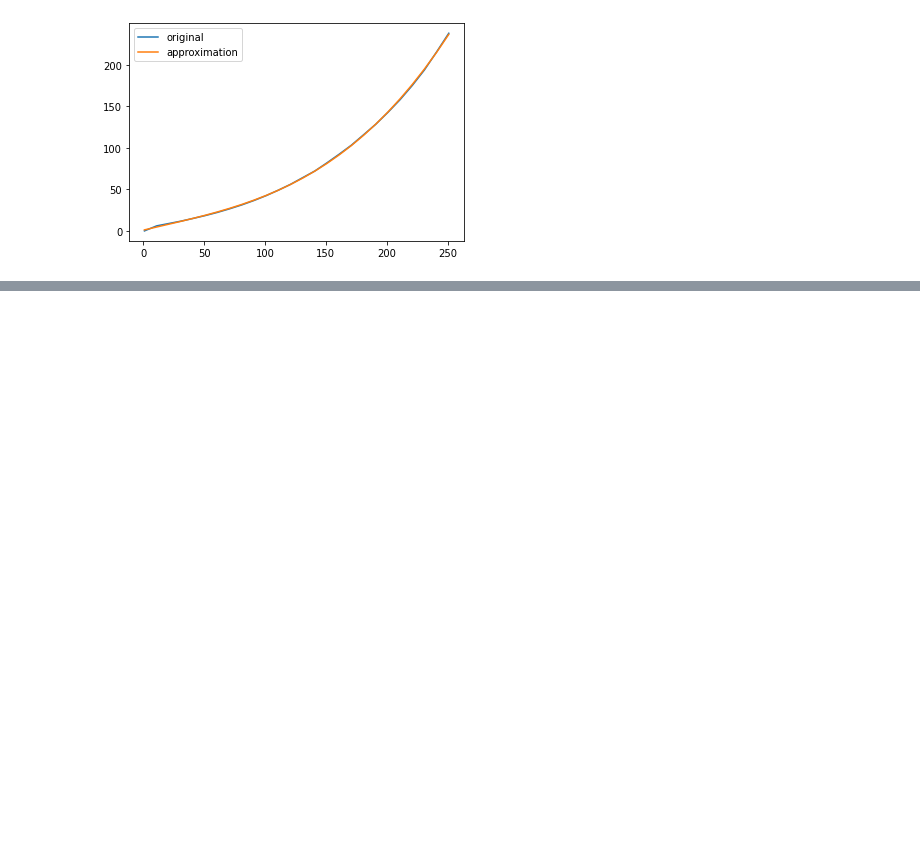
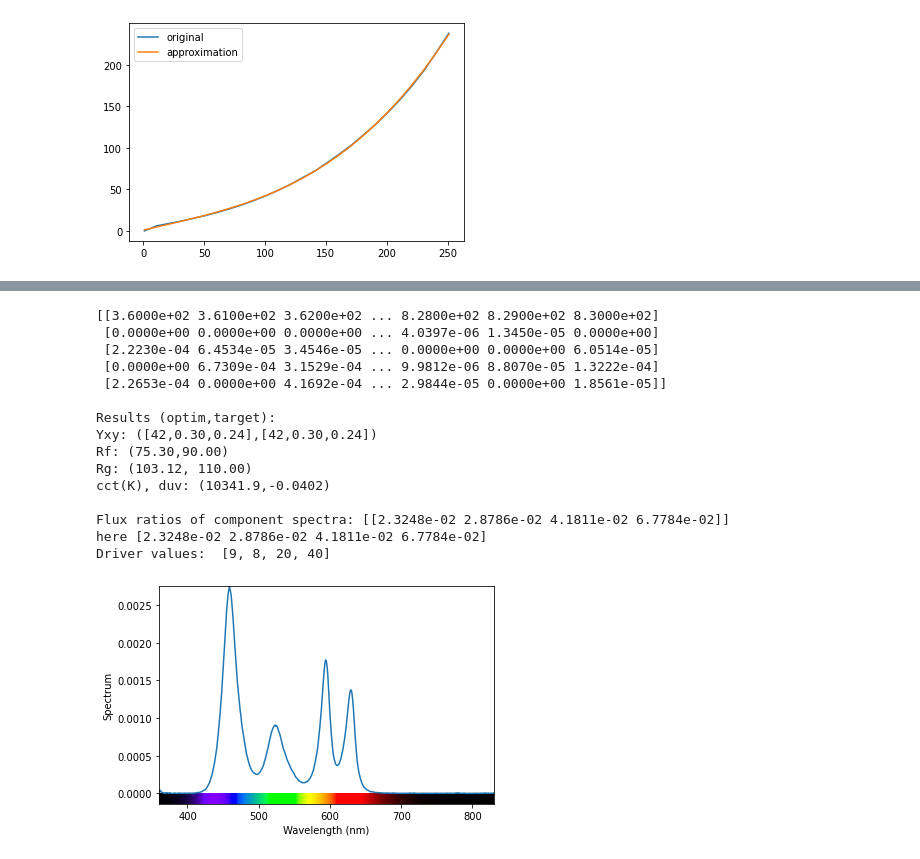
Before and after one commit to jovanakostres/lightingscience, a Jupyter notebook: Calculations.ipynb, the cells around one changed output, grey strips where cells are left out. Drawn from its saved outputs; the diff is of its cells as text; code cells hidden in the pictures; blank space fills up the shorter version.

```diff
--- a/Calculations.ipynb
+++ b/Calculations.ipynb
@@ -318,2 +248,45 @@ Note: you may need to restart the kernel to use updated packages.
 WARNING: You are using pip version 21.3.1; however, version 22.0.4 is available.
 You should consider upgrading via the 'C:\Users\Jovana\Desktop\Virtual\LTechnology\Scripts\python.exe -m pip install --upgrade pip' command.
+# %%
+spdData = []
+largestLum = []
+interpolation_funcs = []
+digit = []
+primaries = []
+cp = []
+ct = []
+w = []
+obj_fcn = []
+obj_tar_vals = []
+
+spdData = load_data('./data/spectrums.txt', spdData)
+interpolation_funcs = get_luminance()
+
+get_primaries()
+cp = get_cp()
+#ct = get_target_color_xyz()
+ct = get_target_color_yxy()
+#w = three_color_mixing(cp, ct)
+#w = n_color_mixing(cp, ct)
+obj_fcn, obj_tar_vals = make_obj_fun('rf,rg', (90,110))
+w = do_optimization()
+get_drivers()
+
+print('Driver values: ', digit)
+# %% [output]
+[[3.6000e+02 3.6100e+02 3.6200e+02 ... 8.2800e+02 8.2900e+02 8.3000e+02]
+ [0.0000e+00 0.0000e+00 0.0000e+00 ... 4.0397e-06 1.3450e-05 0.0000e+00]
+ [2.2230e-04 6.4534e-05 3.4546e-05 ... 0.0000e+00 0.0000e+00 6.0514e-05]
+ [0.0000e+00 6.7309e-04 3.1529e-04 ... 9.9812e-06 8.8070e-05 1.3222e-04]
+ [2.2653e-04 0.0000e+00 4.1692e-04 ... 2.9844e-05 0.0000e+00 1.8561e-05]]
+
+Results (optim,target):
+Yxy: ([42,0.30,0.24],[42,0.30,0.24])
+Rf: (75.30,90.00)
+Rg: (103.12, 110.00)
+cct(K), duv: (10341.9,-0.0402)
+
+Flux ratios of component spectra: [[2.3248e-02 2.8786e-02 4.1811e-02 6.7784e-02]]
+here [2.3248e-02 2.8786e-02 4.1811e-02 6.7784e-02]
+Driver values:  [9, 8, 20, 40]
+[figure, added]
```
Also changed, not shown: parts of 9 cells of this notebook.
